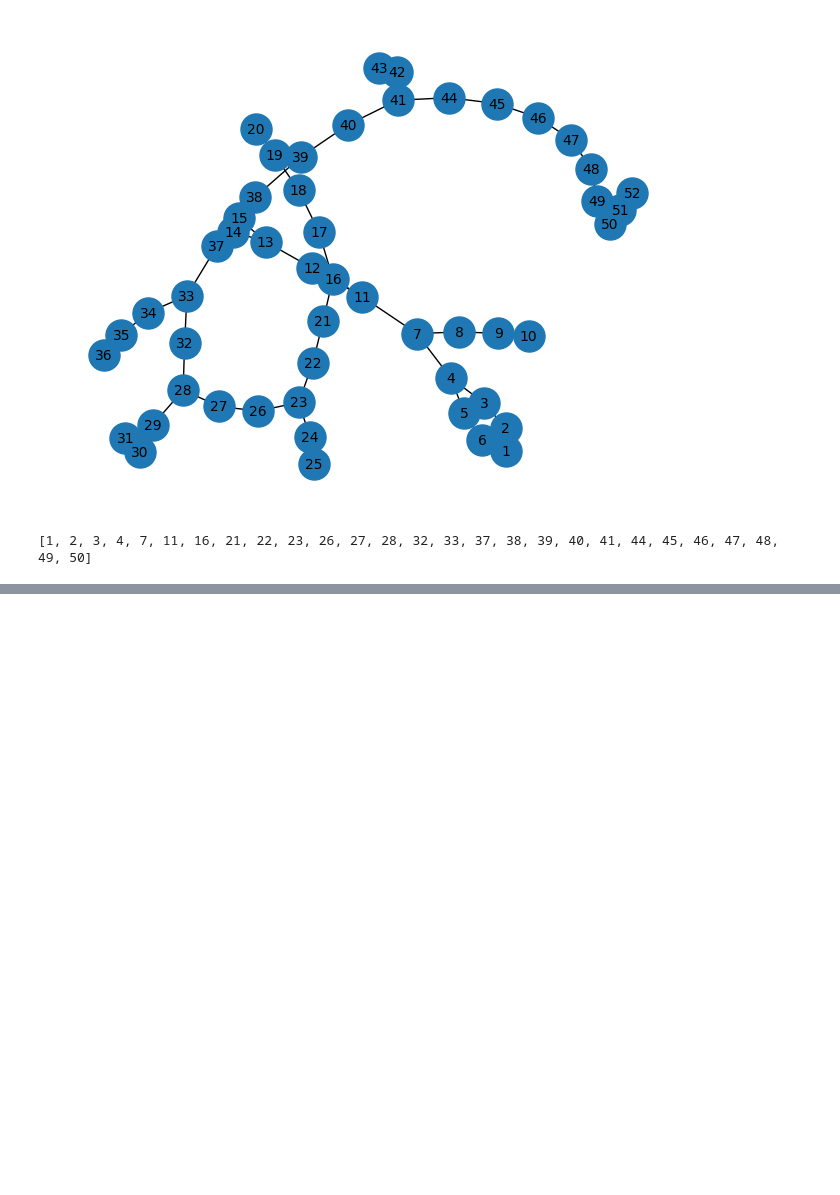
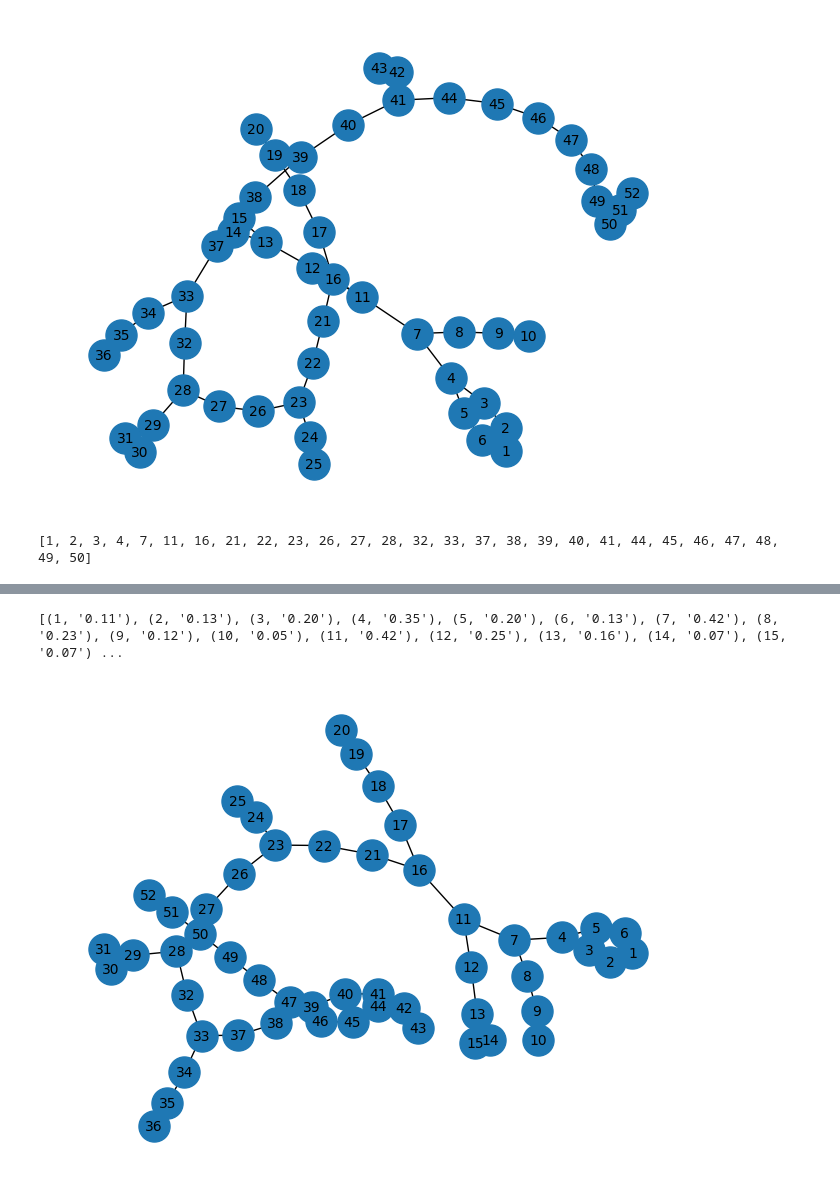
Before and after one commit to NycollasSobolevski/IFPR-studies, a Jupyter notebook: 01 - Artificial Inteligence/ia/TADS_IA.ipynb, the cells around one changed output, grey strips where cells are left out. Saved outputs shown, nothing was run; the diff lists cells and outputs as text; code cells hidden in the pictures; blank space fills up the shorter version.

```diff
--- a/01 - Artificial Inteligence/ia/TADS_IA.ipynb
+++ b/01 - Artificial Inteligence/ia/TADS_IA.ipynb
@@ -330,0 +331,37 @@ plt.show()
+# %%
+#! Atividade Com Centralidade de Grau (22-11-2024)
+
+# Com a atividade do labirinto, identifique a centralidade de grau. Cada vértice vai ter um valor particular.
+# Qual são os 5 vértices mais importantes e onde eles ficam no labirinto?
+# Poste o print do gráfico, dos valores de centralidade e argumente a respeito.
+
+import pandas as pd
+import networkx as nx
+import matplotlib.pyplot as plt
+
+# Carregar os dados do CSV
+input_data = pd.read_csv('./Atividade/atividade result.CSV', index_col=0, sep=';')
+
+# Criar o grafo
+G = nx.Graph()
+
+# Adicionar as arestas com pesos ao grafo, utilizando os índices do CSV diretamente
+for i, row in input_data.iterrows():
+    for j, weight in row.items():
+        if weight != 0:  # Somente adicionar arestas com peso não zero
+            G.add_edge(i, int(j), weight=weight)
+
+#!---------------------------- Calculando a Centralidade de Grau ----------------------------
+centrality = nx.eigenvector_centrality(G, max_iter=200)
+sortedCentrality = sorted((v, f"{c:0.2f}") for v, c in centrality.items())
+
+print(sortedCentrality)
+#!----------------------------   ----------------------------   ----------------------------
+
+# Desenhar o grafo (1 à 52)
+pos = nx.spring_layout(G)
+nx.draw(G, pos, with_labels=True, node_size=500, font_size=10)
+plt.show()
+# %% [output]
+[(1, '0.11'), (2, '0.13'), (3, '0.20'), (4, '0.35'), (5, '0.20'), (6, '0.13'), (7, '0.42'), (8, '0.23'), (9, '0.12'), (10, '0.05'), (11, '0.42'), (12, '0.25'), (13, '0.16'), (14, '0.07'), (15, '0.07') ...
+[figure, added]
```
Also changed, not shown: parts of 1 cell of this notebook, 4 other files.
